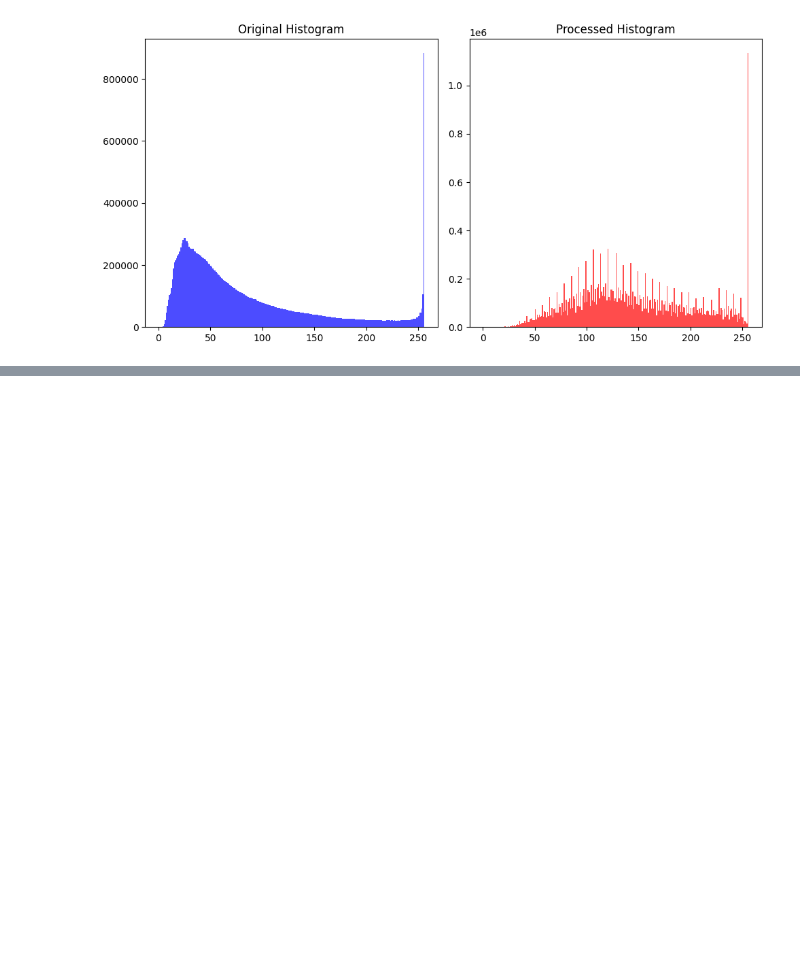
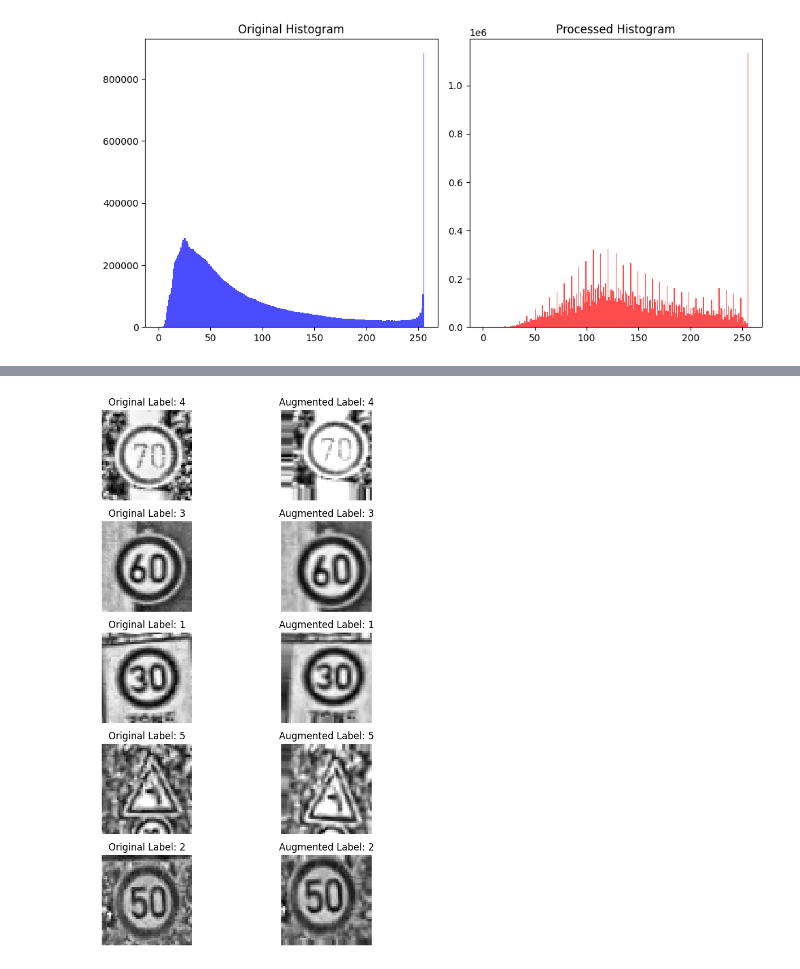
Before and after one commit to Suhail270/DMML, a Jupyter notebook: Coursework/Part 1/testing.ipynb, the cells around one changed output, grey strips where cells are left out. Cells and saved outputs as stored; diff of their text form; code cells hidden in the pictures; blank space fills up the shorter version.

```diff
--- a/Coursework/Part 1/testing.ipynb
+++ b/Coursework/Part 1/testing.ipynb
@@ -451,0 +541,43 @@ plt.show()
+# %%
+import matplotlib.pyplot as plt
+import numpy as np
+
+# Number of images to visualize
+num_images = 5
+
+def unencode_labels(one_hot_labels):
+    # Find the index of the maximum value for each one-hot encoded label
+    unencoded_labels = np.argmax(one_hot_labels, axis=1)
+    return unencoded_labels
+
+# Create a figure and axis for plotting
+fig, axes = plt.subplots(num_images, 2, figsize=(8, 2 * num_images))
+
+for i in range(num_images):
+    # Randomly select an index from your dataset
+    index = np.random.randint(0, len(x_train_array))
+
+    original_image = x_train_array[index].reshape(48, 48)  # Original image
+
+    # Expand the number of channels for data augmentation
+    expanded_original_image = original_image[:, :, np.newaxis]
+
+    # Apply random augmentation
+    augmented_image = datagen.random_transform(expanded_original_image)
+
+    # Remove the added channel after augmentation
+    augmented_image = augmented_image[:, :, 0]
+
+    # Plot original and augmented images side by side
+    axes[i, 0].imshow(original_image, cmap='gray')
+    axes[i, 0].set_title(f'Original Label: {unencode_labels(y_train_array)[index]}')
+    axes[i, 0].axis('off')
+
+    axes[i, 1].imshow(augmented_image, cmap='gray')
+    axes[i, 1].set_title(f'Augmented Label: {unencode_labels(y_train_array)[index]}')
+    axes[i, 1].axis('off')
+
+plt.tight_layout()
+plt.show()
+# %% [output]
+[figure, added]
```
Also changed, not shown: parts of 10 cells of this notebook.
